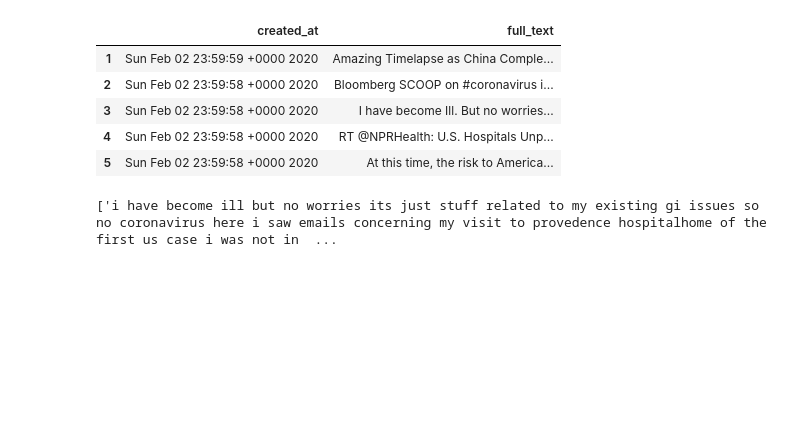
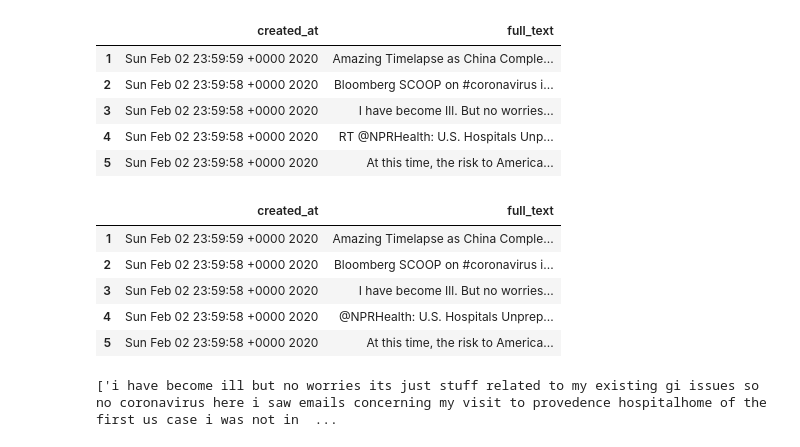
Before and after one commit to akelly66/COVID-Tweet-Sentiment, a Jupyter notebook: text-processing/COVID-tweet-NLP.ipynb, the cells around one changed output. Cells and saved outputs as stored; diff of their text form; code cells hidden in the pictures; blank space fills up the shorter version.

```diff
--- a/text-processing/COVID-tweet-NLP.ipynb
+++ b/text-processing/COVID-tweet-NLP.ipynb
@@ -127,3 +145,12 @@ tweet_df.full_text = tweet_df.full_text.apply(remove_url)
+# %%
+tweet_df.head()
+# %% [output]
+|  | created_at | full_text |
+| 1 | Sun Feb 02 23:59:59 +0000 2020 | Amazing Timelapse as China Comple... |
+| 2 | Sun Feb 02 23:59:58 +0000 2020 | Bloomberg SCOOP on #coronavirus i... |
+| 3 | Sun Feb 02 23:59:58 +0000 2020 | I have become Ill. But no worries... |
+| 4 | Sun Feb 02 23:59:58 +0000 2020 | @NPRHealth: U.S. Hospitals Unprep... |
+| 5 | Sun Feb 02 23:59:58 +0000 2020 | At this time, the risk to America... |
 # %%
 def clean_tweet(tweet):
 
```
Also changed, not shown: parts of 15 cells of this notebook.
